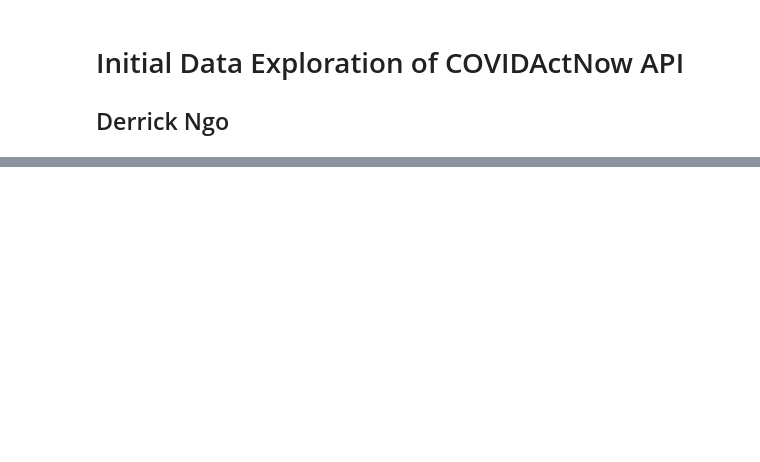
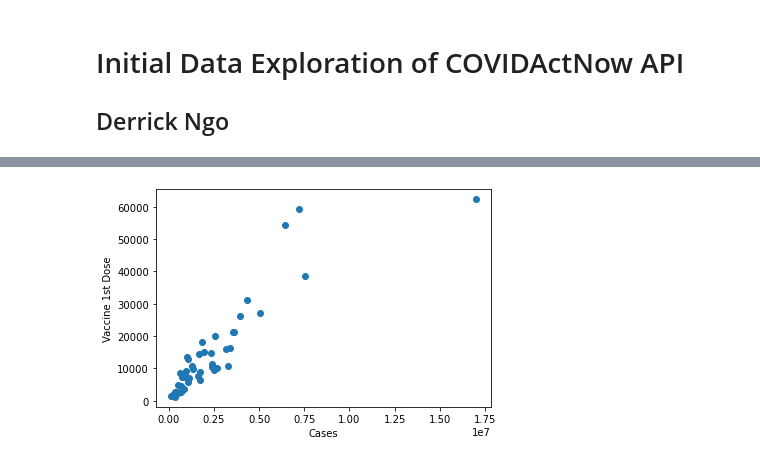
Before and after one commit to xCandy13/bootcamp-project1-healthcare, a Jupyter notebook: initialdata.ipynb, the cells around one changed output, grey strips where cells are left out. Cells and saved outputs as stored; diff of their text form; code cells hidden in the pictures; blank space fills up the shorter version.

Commit message:
vaccine data and graphs

```diff
--- a/initialdata.ipynb
+++ b/initialdata.ipynb
@@ -85,0 +110,7 @@ states_df2.to_csv('StatesCleaned.csv')
+# %%
+# Import the Clean Vaccine dataset, drop missing data 'NaN' found in Vaccine Counts
+vacc_data = pd.read_csv('StatesCleaned_Vaccine.csv')
+# drops n/a in columns
+vacc_data = vacc_data.drop('Unnamed: 0',axis=1)
+vacc_data = vacc_data.dropna()
+vacc_data
@@ -85,0 +135,8 @@ states_df2.to_csv('StatesCleaned.csv')
+# %%
+# For the first graph, determining which pairs of factors are correlated.
+plt.scatter(vacc_data.iloc[:,7],vacc_data.iloc[:,12])
+plt.xlabel('Cases')
+plt.ylabel('Vaccine 1st Dose')
+plt.show()
+# %% [output]
+[figure, added]
```
Also changed, not shown: parts of 13 cells of this notebook, 3 other files.
